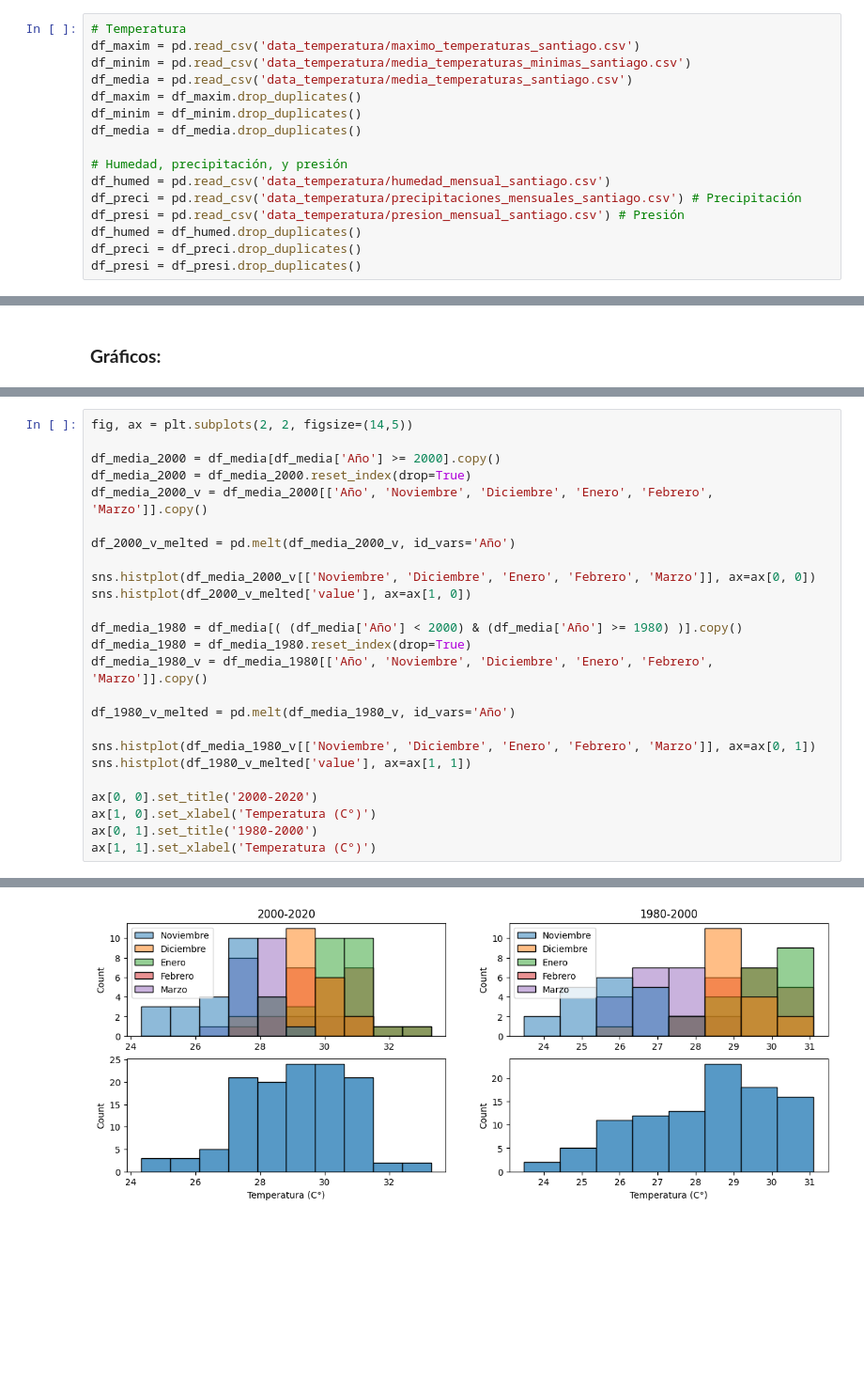
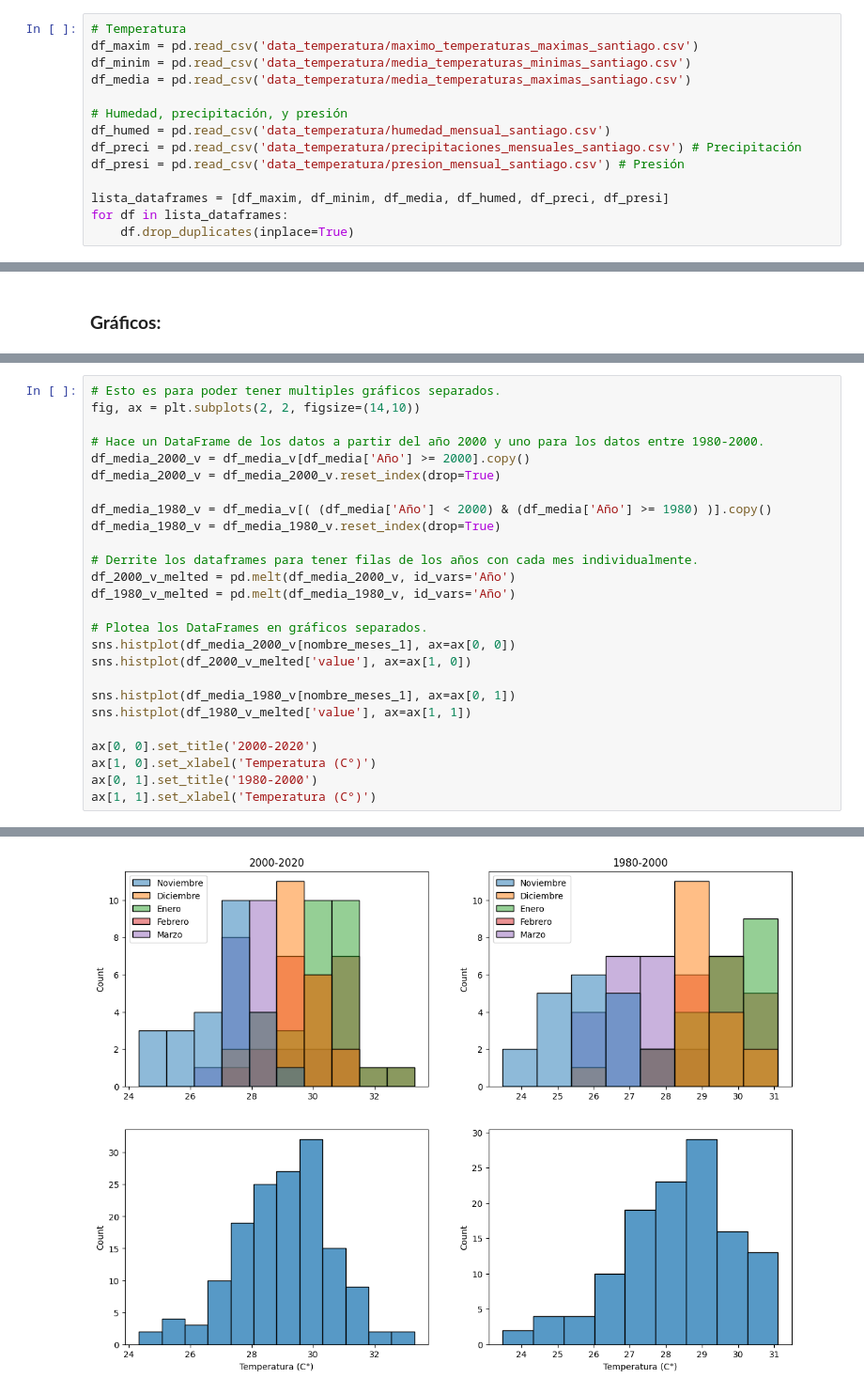
Before and after one commit to juaco-21/Proyect_IMT2200_Idea, a Jupyter notebook: notebooks/EDA.ipynb, the cells around one changed output, grey strips where cells are left out. Shown at 94% size. Cells and saved outputs as stored; diff of their text form; blank space fills up the shorter version.

```diff
--- a/notebooks/EDA.ipynb
+++ b/notebooks/EDA.ipynb
@@ -11,20 +12,18 @@ import seaborn as sns
 #### Cargar data:
 # %%
 # Temperatura
-df_maxim = pd.read_csv('data_temperatura/maximo_temperaturas_santiago.csv')
+df_maxim = pd.read_csv('data_temperatura/maximo_temperaturas_maximas_santiago.csv')
 df_minim = pd.read_csv('data_temperatura/media_temperaturas_minimas_santiago.csv')
-df_media = pd.read_csv('data_temperatura/media_temperaturas_santiago.csv')
-df_maxim = df_maxim.drop_duplicates()
-df_minim = df_minim.drop_duplicates()
-df_media = df_media.drop_duplicates()
+df_media = pd.read_csv('data_temperatura/media_temperaturas_maximas_santiago.csv')
 
 # Humedad, precipitación, y presión
 df_humed = pd.read_csv('data_temperatura/humedad_mensual_santiago.csv')
 df_preci = pd.read_csv('data_temperatura/precipitaciones_mensuales_santiago.csv') # Precipitación
 df_presi = pd.read_csv('data_temperatura/presion_mensual_santiago.csv') # Presión
-df_humed = df_humed.drop_duplicates()
-df_preci = df_preci.drop_duplicates()
-df_presi = df_presi.drop_duplicates()
+
+lista_dataframes = [df_maxim, df_minim, df_media, df_humed, df_preci, df_presi]
+for df in lista_dataframes:
+    df.drop_duplicates(inplace=True)
 # %% [markdown]
 #### Mostrar y checkear data:
 # %%
@@ -209,28 +195,29 @@ plt.plot(df_media_v['Año'], y_predict)
 # %%
-fig, ax = plt.subplots(2, 2, figsize=(14,5))
+# Esto es para poder tener multiples gráficos separados.
+fig, ax = plt.subplots(2, 2, figsize=(14,10))
 
-df_media_2000 = df_media[df_media['Año'] >= 2000].copy()
-df_media_2000 = df_media_2000.reset_index(drop=True)
-df_media_2000_v = df_media_2000[['Año', 'Noviembre', 'Diciembre', 'Enero', 'Febrero', 'Marzo']].copy()
+# Hace un DataFrame de los datos a partir del año 2000 y uno para los datos entre 1980-2000.
+df_media_2000_v = df_media_v[df_media['Año'] >= 2000].copy()
+df_media_2000_v = df_media_2000_v.reset_index(drop=True)
 
+df_media_1980_v = df_media_v[( (df_media['Año'] < 2000) & (df_media['Año'] >= 1980) )].copy()
+df_media_1980_v = df_media_1980_v.reset_index(drop=True)
+
+# Derrite los dataframes para tener filas de los años con cada mes individualmente.
 df_2000_v_melted = pd.melt(df_media_2000_v, id_vars='Año')
+df_1980_v_melted = pd.melt(df_media_1980_v, id_vars='Año')
 
-sns.histplot(df_media_2000_v[['Noviembre', 'Diciembre', 'Enero', 'Febrero', 'Marzo']], ax=ax[0, 0])
+# Plotea los DataFrames en gráficos separados.
+sns.histplot(df_media_2000_v[nombre_meses_1], ax=ax[0, 0])
 sns.histplot(df_2000_v_melted['value'], ax=ax[1, 0])
 
-df_media_1980 = df_media[( (df_media['Año'] < 2000) & (df_media['Año'] >= 1980) )].copy()
-df_media_1980 = df_media_1980.reset_index(drop=True)
-df_media_1980_v = df_media_1980[['Año', 'Noviembre', 'Diciembre', 'Enero', 'Febrero', 'Marzo']].copy()
-
-df_1980_v_melted = pd.melt(df_media_1980_v, id_vars='Año')
-
-sns.histplot(df_media_1980_v[['Noviembre', 'Diciembre', 'Enero', 'Febrero', 'Marzo']], ax=ax[0, 1])
+sns.histplot(df_media_1980_v[nombre_meses_1], ax=ax[0, 1])
 sns.histplot(df_1980_v_melted['value'], ax=ax[1, 1])
 
 ax[0, 0].set_title('2000-2020')
 ax[1, 0].set_xlabel('Temperatura (C°)')
 ax[0, 1].set_title('1980-2000')
 ax[1, 1].set_xlabel('Temperatura (C°)')
 # %% [output]
 Text(0.5, 0, 'Temperatura (C°)')
-[figure, old version]
+[figure, new version]
```
Also changed, not shown: parts of 15 cells of this notebook.
